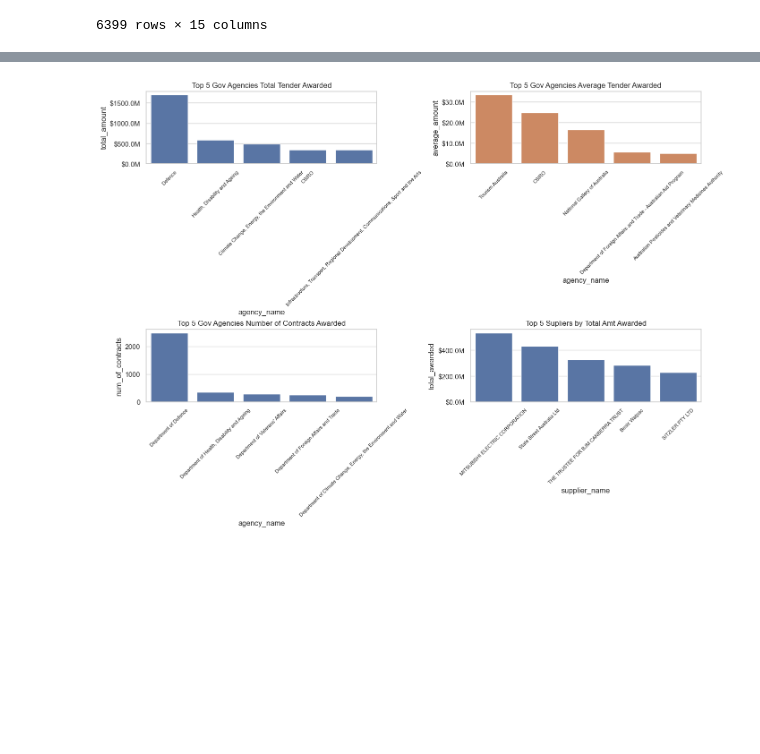
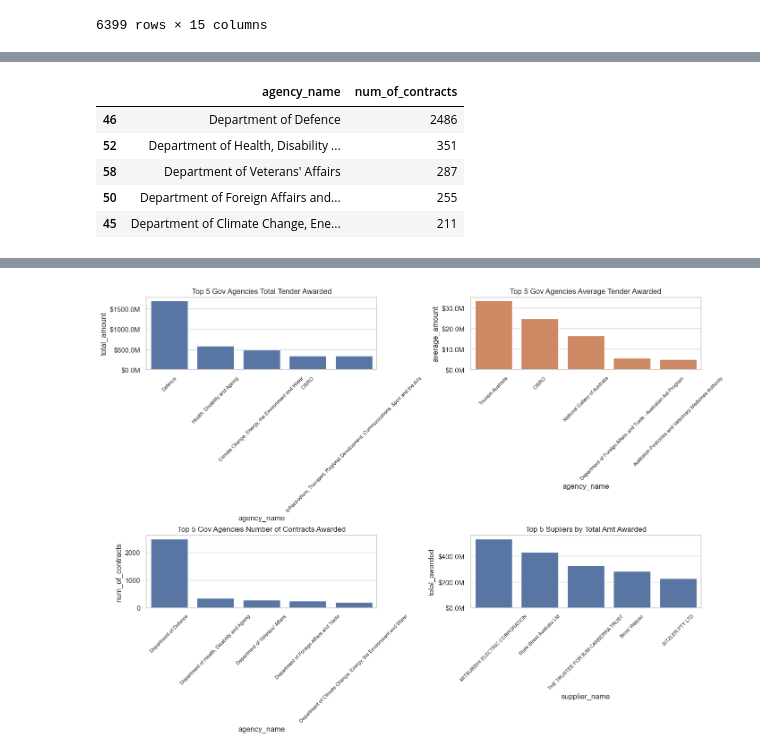
Before and after one commit to ShaunVN/Project_AusTender, a Jupyter notebook: src/source_code.ipynb, the cells around one changed output, grey strips where cells are left out. Cells and saved outputs as stored; diff of their text form; code cells hidden in the pictures; blank space fills up the shorter version.

```diff
--- a/src/source_code.ipynb
+++ b/src/source_code.ipynb
@@ -230,0 +249,9 @@ top_5Suppliers = (austender_df.groupby(
+# %%
+top5Agencies
+# %% [output]
+|  | agency_name | num_of_contracts |
+| 46 | Department of Defence | 2486 |
+| 52 | Department of Health, Disability ... | 351 |
+| 58 | Department of Veterans' Affairs | 287 |
+| 50 | Department of Foreign Affairs and... | 255 |
+| 45 | Department of Climate Change, Ene... | 211 |
```
Also changed, not shown: parts of 4 cells of this notebook.
